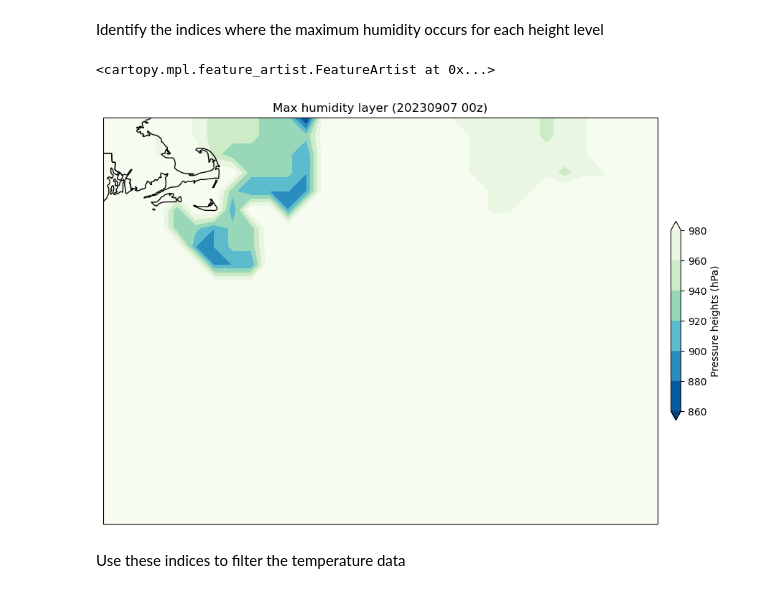
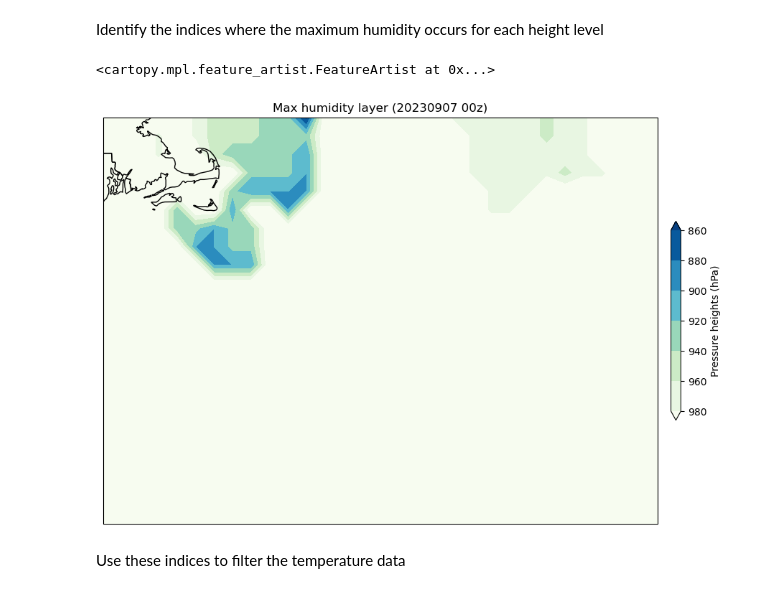
Before and after one commit to jesseturner/FalseLowClouds, a Jupyter notebook: Model/MODEL_FLC_v2.ipynb, the cells around one changed output. Drawn from its saved outputs; the diff is of its cells as text; code cells hidden in the pictures.

```diff
--- a/Model/MODEL_FLC_v2.ipynb
+++ b/Model/MODEL_FLC_v2.ipynb
@@ -67,19 +49,20 @@ max_humidity_indices = gfs_ds['q'].argmax(dim='isobaricInhPa')
 # %%
 projection=ccrs.PlateCarree()
 fig,ax=plt.subplots(1, figsize=(12,12),subplot_kw={'projection': projection})
 cmap = plt.cm.GnBu_r
 
 pressure_heights = gfs_ds['isobaricInhPa'].isel(isobaricInhPa=max_humidity_indices)
 
 c=ax.contourf(max_humidity_indices.longitude, max_humidity_indices.latitude, pressure_heights, cmap=cmap, extend='both')
 clb=plt.colorbar(c, shrink=0.3, pad=0.02, ax=ax)
 ax.set_title('Max humidity layer ('+date+' '+ time+')')
 clb.set_label('Pressure heights (hPa)')
+clb.ax.invert_yaxis()
 
 ax.add_feature(cfeature.STATES)
 # %% [output]
 <cartopy.mpl.feature_artist.FeatureArtist at 0x...>
-[figure, old version]
+[figure, new version]
 # %% [markdown]
 Use these indices to filter the temperature data
 # %%
```
Also changed, not shown: parts of 6 cells of this notebook, 3 other files.
